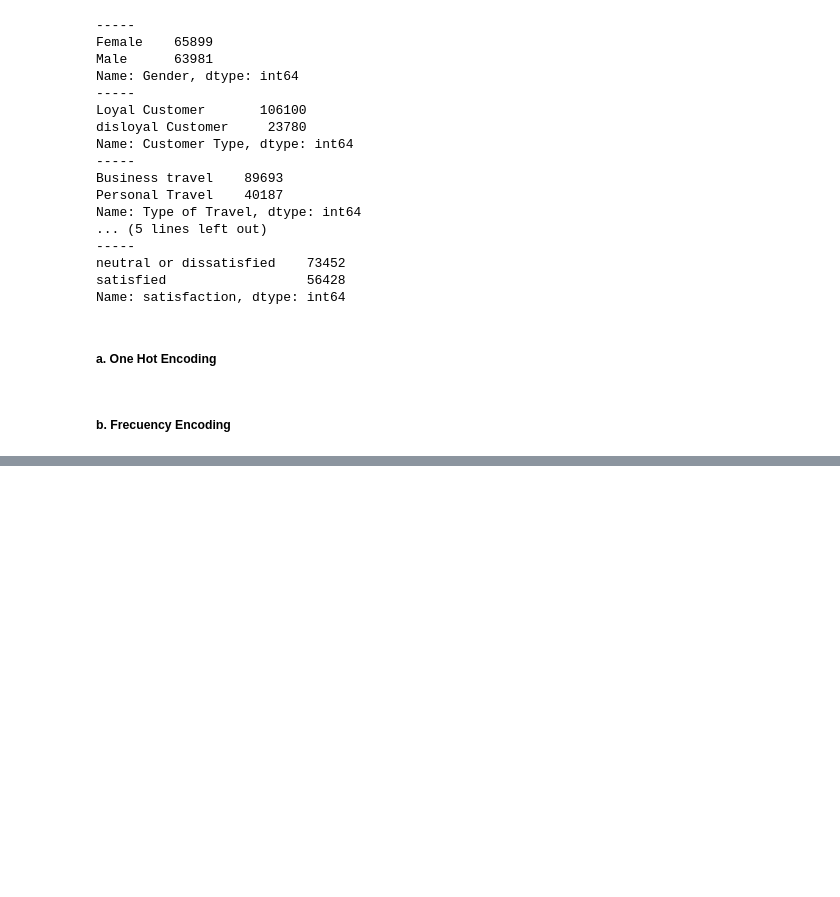
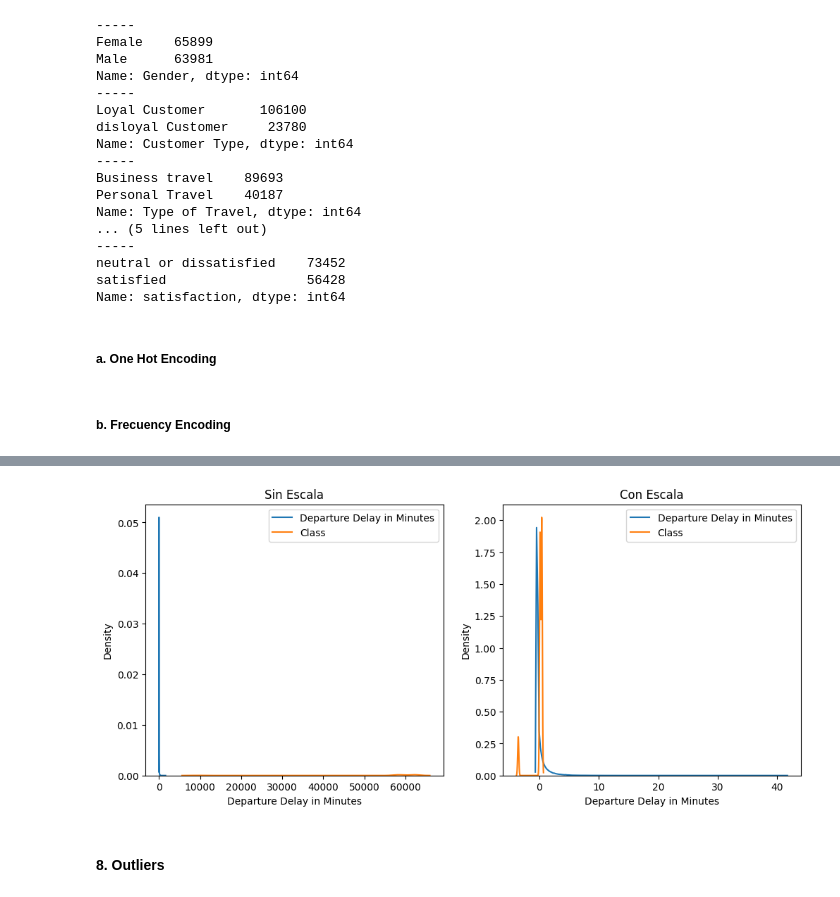
Before and after one commit to LeoContreras8/Proyecto_Final, a Jupyter notebook: analisis_exploratorio.ipynb, the cells around one changed output, grey strips where cells are left out. Cells and saved outputs as stored; diff of their text form; code cells hidden in the pictures; blank space fills up the shorter version.

```diff
--- a/analisis_exploratorio.ipynb
+++ b/analisis_exploratorio.ipynb
@@ -280,0 +432,8 @@ Name: satisfaction, dtype: int64
+# %%
+# Aplicar Scaler
+scaler=StandardScaler()
+scaler.fit(dataset)
+
+
+data_scaled=scaler.transform(dataset)
+data_scaled=pd.DataFrame(data_scaled,columns=dataset.columns)
@@ -280,0 +454,21 @@ Name: satisfaction, dtype: int64
+# %%
+# Grafica para comparar la transformación de escala,
+
+fig,(ax1,ax2)=plt.subplots(ncols=2,figsize=(12,5))
+
+ax1.set_title("Sin Escala")
+sns.kdeplot(dataset['Departure Delay in Minutes'],ax=ax1,label='Departure Delay in Minutes')
+sns.kdeplot(dataset['Class'],ax=ax1,label='Class')
+
+ax2.set_title("Con Escala")
+sns.kdeplot(data_scaled['Departure Delay in Minutes'],ax=ax2,label='Departure Delay in Minutes')
+sns.kdeplot(data_scaled['Class'],ax=ax2,label='Class')
+
+ax1.legend()
+ax2.legend()
+
+plt.show()
+# %% [output]
+[figure, added]
+# %% [markdown]
+#### 8. Outliers
```
Also changed, not shown: parts of 36 cells of this notebook.
